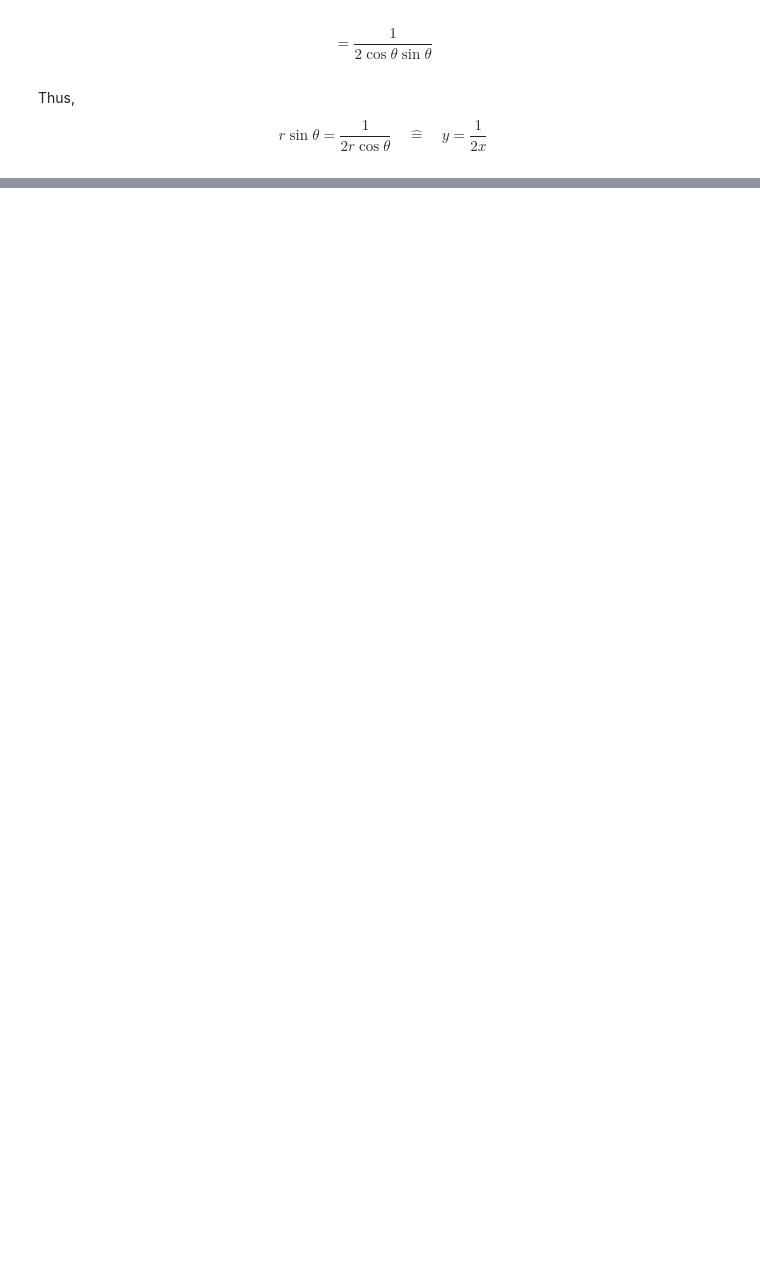
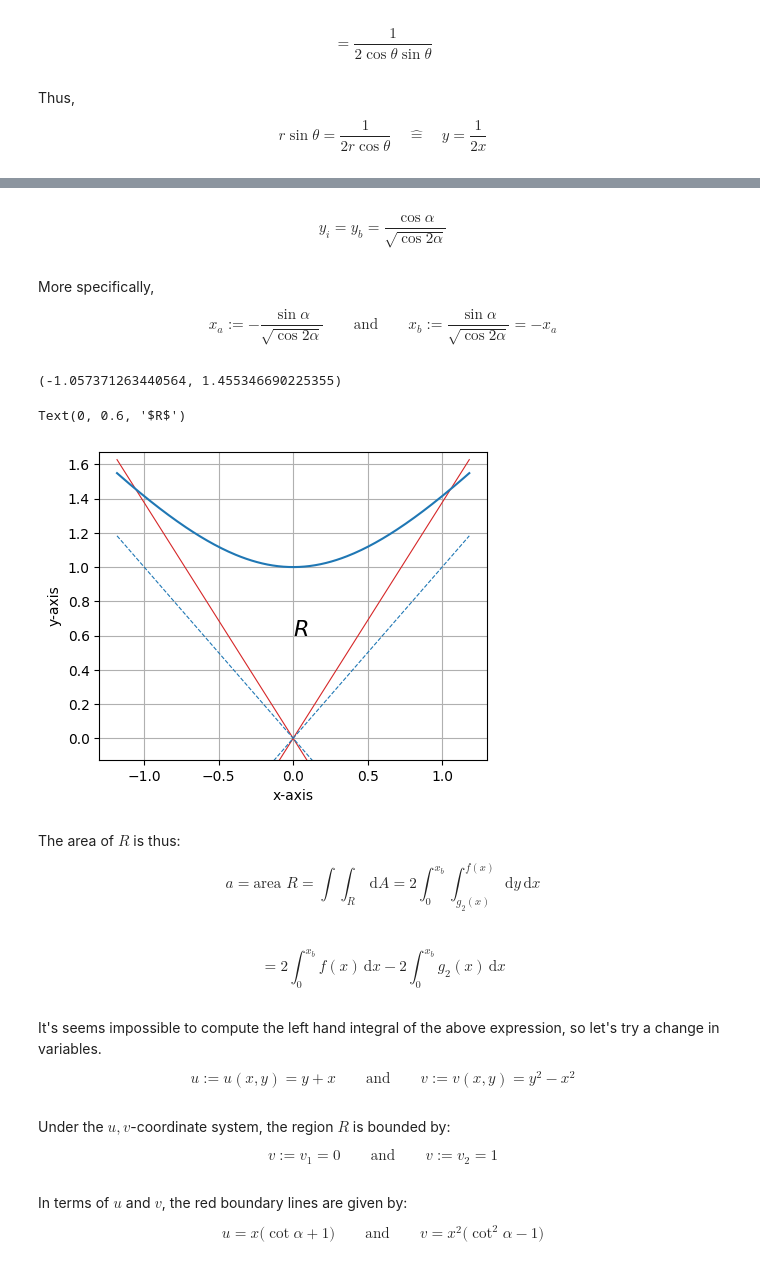
Before and after one commit to jordandll/MultivariableCalculus, a Jupyter notebook: DoubleIntegrals/Appendices/LineIntegrals.ipynb, the cells around one changed output, grey strips where cells are left out. Drawn from its saved outputs; the diff is of its cells as text; code cells hidden in the pictures; blank space fills up the shorter version.

```diff
--- a/DoubleIntegrals/Appendices/LineIntegrals.ipynb
+++ b/DoubleIntegrals/Appendices/LineIntegrals.ipynb
@@ -404,0 +653,62 @@ ax2.plot(x,y)
+# %% [markdown]
+$$ y_i = y_b= \frac{\cos\alpha}{\sqrt{\cos2\alpha}} $$
+# %% [markdown]
+More specifically,
+
+$$ x_a := -\frac{\sin\alpha}{\sqrt{\cos2\alpha}} \quad\quad\text{and}\quad\quad x_b := \frac{\sin\alpha}{\sqrt{\cos2\alpha}} = -x_a$$
+# %%
+alpha = np.radians(36)
+x_a = -np.sin(alpha)/np.sqrt(np.cos(2*alpha))
+x_b = -x_a
+y_b = np.cos(alpha)/np.sqrt(np.cos(2*alpha))
+# %%
+def cot(x):
+    return np.cos(x)/np.sin(x)
+# %%
+(x_a,y_b)
+# %% [output]
+(-1.057371263440564, 1.455346690225355)
+# %%
+# Create the domain.
+x = np.linspace(x_a-0.125,x_b+0.125,num=200)
+
+# Define the boundary lines.
+f = np.sqrt(x**2+1)
+g_1 = -cot(alpha)*x
+g_2 = -g_1
+
+# Create the figure and axes objects.
+fig, ax = plt.subplots(figsize=(5,4))
+ax.set_xlabel('x-axis')
+ax.set_ylabel('y-axis')
+ax.grid()
+ylim = ax.set_ylim(-0.125,max(f)+0.125)
+
+# Plot the boundary lines.
+ax.plot(x,g_1,x,g_2,color='tab:red',linewidth=0.8)
+ax.plot(x,f,color='tab:blue')
+ax.plot(x,x,x,-x,color='tab:blue',ls='--',lw=0.8)
+
+# Label the region.
+ax.text(0,0.6,r'$R$',size=16)
+# %% [output]
+Text(0, 0.6, '$R$')
+[figure, added]
+# %% [markdown]
+The area of $R$ is thus:
+
+$$ a = \text{area }R = \int\!\int_R\,\mathrm{d}A = 2\int_0^{x_b}\int_{g_2(x)}^{f(x)}\,\mathrm{d}y\,\mathrm{d}x$$
+# %% [markdown]
+$$ = 2\int_0^{x_b}f(x)\,\mathrm{d}x - 2\int_0^{x_b}g_2(x)\,\mathrm{d}x$$
+# %% [markdown]
+It's seems impossible to compute the left hand integral of the above expression, so let's try a change in variables.
+
+$$ u:=u(x,y) = y + x \quad\quad\text{and}\quad\quad v:=v(x,y) = y^2-x^2$$
+# %% [markdown]
+Under the $u,v$-coordinate system, the region $R$ is bounded by:
+
+$$ v:=v_1 = 0 \quad\quad\text{and}\quad\quad v:=v_2  = 1$$
+# %% [markdown]
+In terms of $u$ and $v$, the red boundary lines are given by:
+
+$$ u = x\big(\cot\alpha + 1\big)\quad\quad\text{and}\quad\quad v = x^2\big(\cot^2\alpha - 1\big)$$
```
Also changed, not shown: parts of 98 cells of this notebook.
